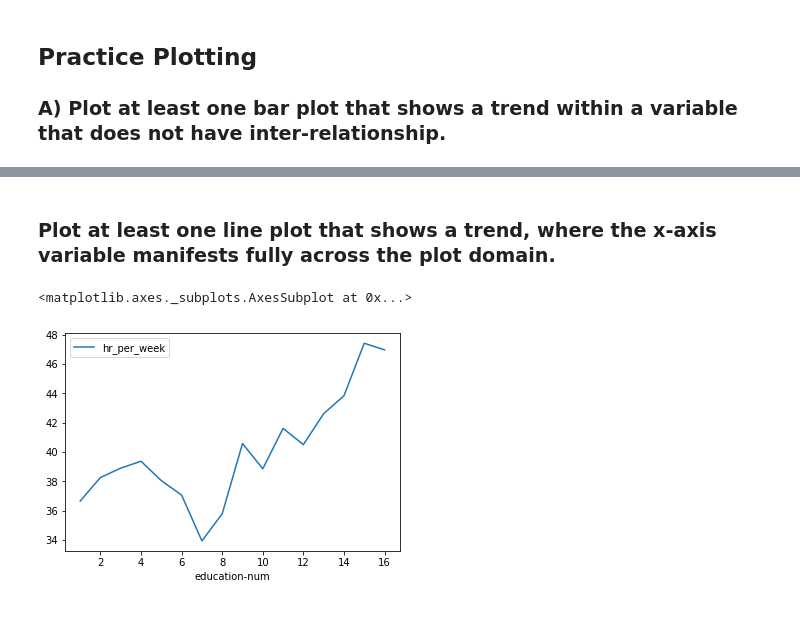
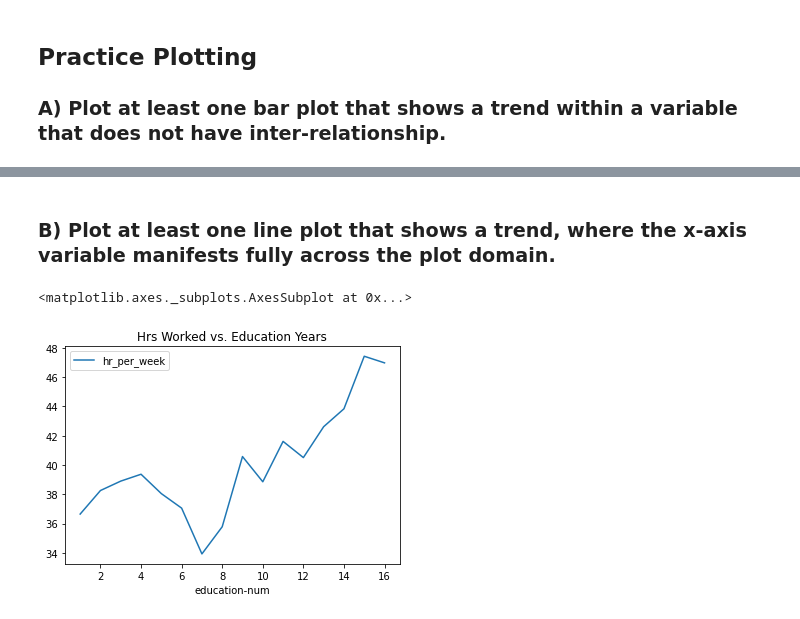
Before and after one commit to jventura1738/COSC311, a Jupyter notebook: LABS/Lab3_JV/Lab3.ipynb, the cells around one changed output, grey strips where cells are left out. Cells and saved outputs as stored; diff of their text form; code cells hidden in the pictures.

```diff
--- a/LABS/Lab3_JV/Lab3.ipynb
+++ b/LABS/Lab3_JV/Lab3.ipynb
@@ -205,10 +212,11 @@ TypeError: unhashable type: 'RangeIndex'
 # %% [markdown]
-### Plot at least one line plot that shows a trend, where the x-axis variable manifests fully across the plot domain.
+### B) Plot at least one line plot that shows a trend, where the x-axis variable manifests fully across the plot domain.
 # %%
 # This shows how hours per week on average people work by
 # their years of education.
 edu_vs_work = a_frame[['education-num', 'hr_per_week']]
-edu_vs_work.groupby(by='education-num').mean().plot.line()
+edu_vs_work = edu_vs_work.groupby('education-num').mean()
+edu_vs_work.plot.line(title='Hrs Worked vs. Education Years')
 # %% [output]
 <matplotlib.axes._subplots.AxesSubplot at 0x...>
-[figure, old version]
+[figure, new version]
```
Also changed, not shown: parts of 19 cells of this notebook.
